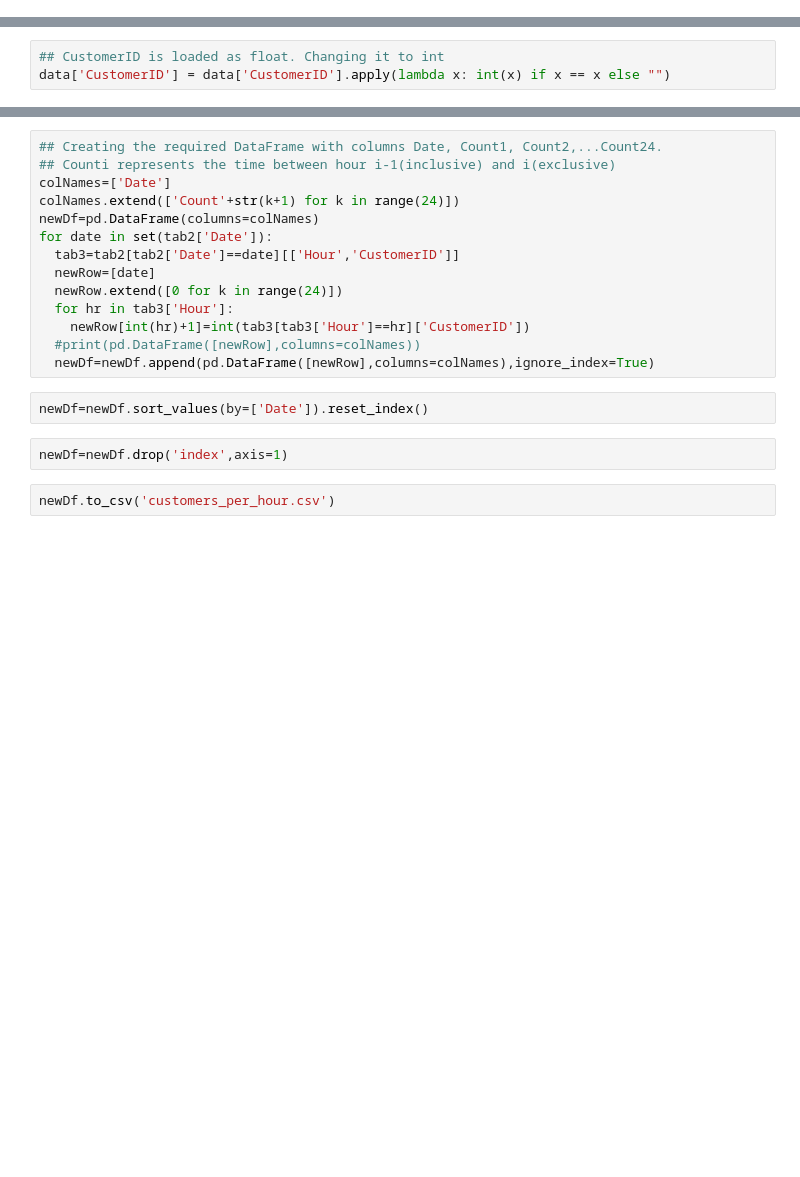
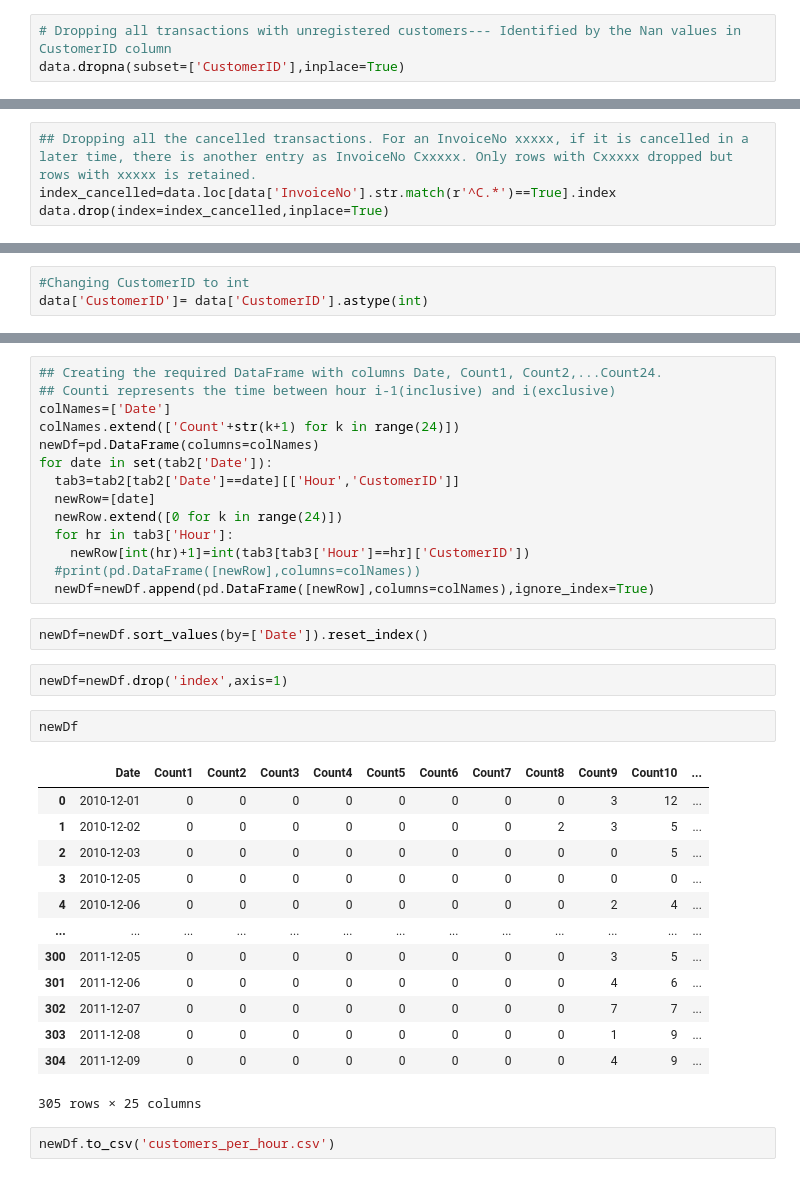
Before and after one commit to rajivsam/cmi_count_data_modeling, a Jupyter notebook: customers_per_hour.ipynb, the cells around one changed output, grey strips where cells are left out. Cells and saved outputs as stored; diff of their text form; blank space fills up the shorter version.

Commit message:
Unregistered customers and Cancelled transactions are removed

```diff
--- a/customers_per_hour.ipynb
+++ b/customers_per_hour.ipynb
@@ -9,0 +43,3 @@ data=pd.read_excel(path)
+# %%
+# Dropping all transactions with unregistered customers--- Identified by the Nan values in CustomerID column
+data.dropna(subset=['CustomerID'],inplace=True)
@@ -9,0 +75,4 @@ data=pd.read_excel(path)
+# %%
+## Dropping all the cancelled transactions. For an InvoiceNo xxxxx, if it is cancelled in a later time, there is another entry as InvoiceNo Cxxxxx. Only rows with Cxxxxx dropped but rows with xxxxx is retained.
+index_cancelled=data.loc[data['InvoiceNo'].str.match(r'^C.*')==True].index
+data.drop(index=index_cancelled,inplace=True)
@@ -10,3 +111,3 @@ data=pd.read_excel(path)
 # %%
-## CustomerID is loaded as float. Changing it to int
-data['CustomerID'] = data['CustomerID'].apply(lambda x: int(x) if x == x else "")
+#Changing CustomerID to int
+data['CustomerID']= data['CustomerID'].astype(int)
@@ -46,5 +171,21 @@ for date in set(tab2['Date']):
 newDf=newDf.sort_values(by=['Date']).reset_index()
 # %%
 newDf=newDf.drop('index',axis=1)
+# %%
+newDf
+# %% [output]
+|  | Date | Count1 | Count2 | Count3 | Count4 | Count5 | Count6 | Count7 | Count8 | Count9 | Count10 | ... |
+| 0 | 2010-12-01 | 0 | 0 | 0 | 0 | 0 | 0 | 0 | 0 | 3 | 12 | ... |
+| 1 | 2010-12-02 | 0 | 0 | 0 | 0 | 0 | 0 | 0 | 2 | 3 | 5 | ... |
+| 2 | 2010-12-03 | 0 | 0 | 0 | 0 | 0 | 0 | 0 | 0 | 0 | 5 | ... |
+| 3 | 2010-12-05 | 0 | 0 | 0 | 0 | 0 | 0 | 0 | 0 | 0 | 0 | ... |
+| 4 | 2010-12-06 | 0 | 0 | 0 | 0 | 0 | 0 | 0 | 0 | 2 | 4 | ... |
+| ... | ... | ... | ... | ... | ... | ... | ... | ... | ... | ... | ... | ... |
+| 300 | 2011-12-05 | 0 | 0 | 0 | 0 | 0 | 0 | 0 | 0 | 3 | 5 | ... |
+| 301 | 2011-12-06 | 0 | 0 | 0 | 0 | 0 | 0 | 0 | 0 | 4 | 6 | ... |
+| 302 | 2011-12-07 | 0 | 0 | 0 | 0 | 0 | 0 | 0 | 0 | 7 | 7 | ... |
+| 303 | 2011-12-08 | 0 | 0 | 0 | 0 | 0 | 0 | 0 | 0 | 1 | 9 | ... |
+| 304 | 2011-12-09 | 0 | 0 | 0 | 0 | 0 | 0 | 0 | 0 | 4 | 9 | ... |
+305 rows × 25 columns
 # %%
 newDf.to_csv('customers_per_hour.csv')
```
Also changed, not shown: parts of 14 cells of this notebook.
